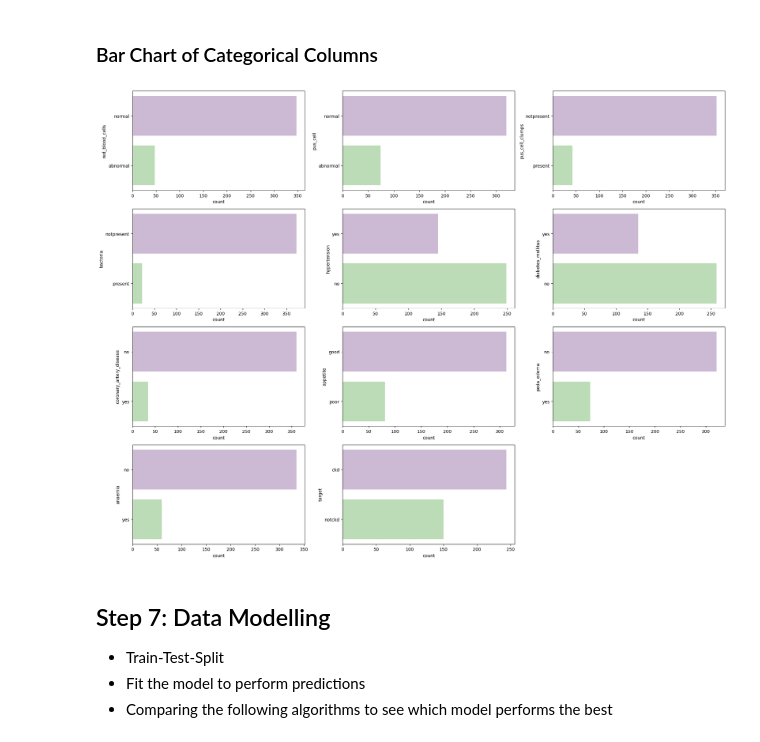
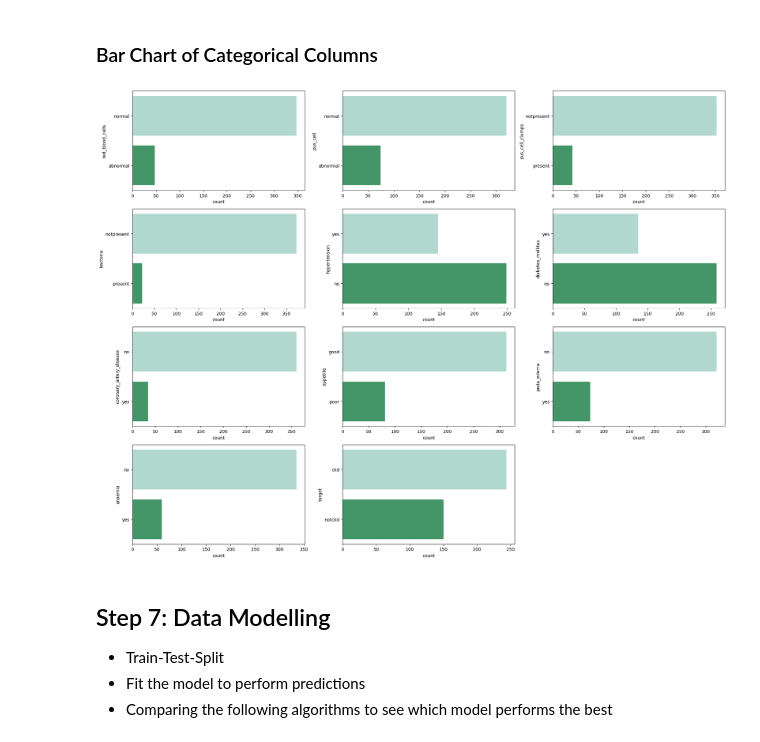
Before and after one commit to SimranS22/Kidney-Disease-Prediction-Model, a Jupyter notebook: Notebook/kidney-disease-prediction-model.ipynb, the cells around one changed output. Cells and saved outputs as stored; diff of their text form; code cells hidden in the pictures.

```diff
--- a/Notebook/kidney-disease-prediction-model.ipynb
+++ b/Notebook/kidney-disease-prediction-model.ipynb
@@ -391,23 +393,23 @@ plt.show()
 # %%
 plt.figure(figsize=(20, 15))
 plotnumber = 1
 
 # Calculate the number of rows and columns needed
 num_plots = len(category_cols)
 num_rows = (num_plots - 1) // 3 + 1
 
 for column in category_cols:
     if plotnumber <= num_plots:
         ax = plt.subplot(num_rows, 3, plotnumber)
-        sns.countplot(df[column], palette='PRGn')
+        sns.countplot(df[column], palette='BuGn')
         plt.xlabel('count')
 
     plotnumber += 1
 
 plt.tight_layout()
 plt.show()
 # %% [output]
-[figure, old version]
+[figure, new version]
 # %% [markdown]
 ## Step 7: Data Modelling
 
```
Also changed, not shown: parts of 40 cells of this notebook, 1 other file.
